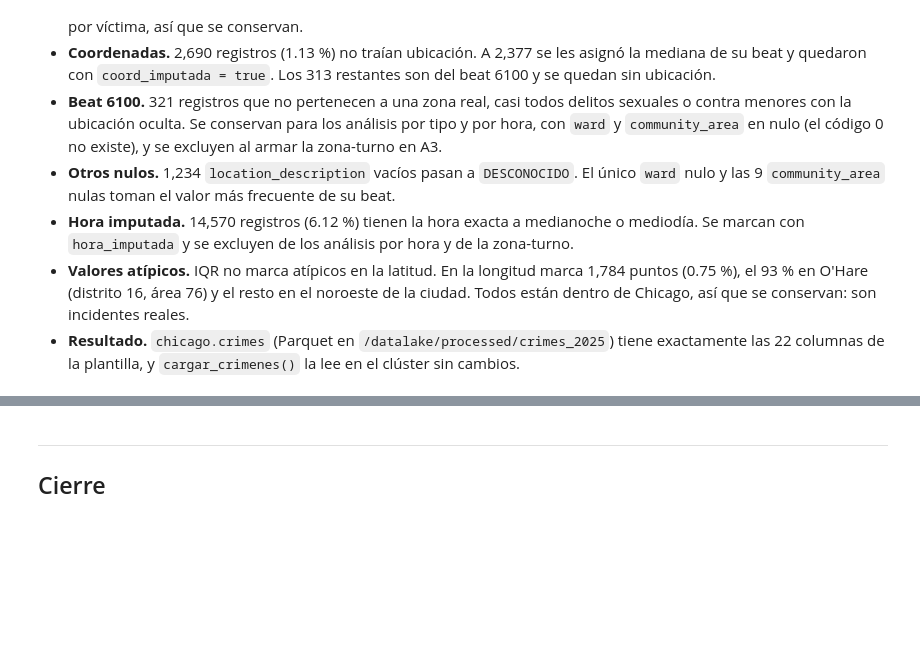
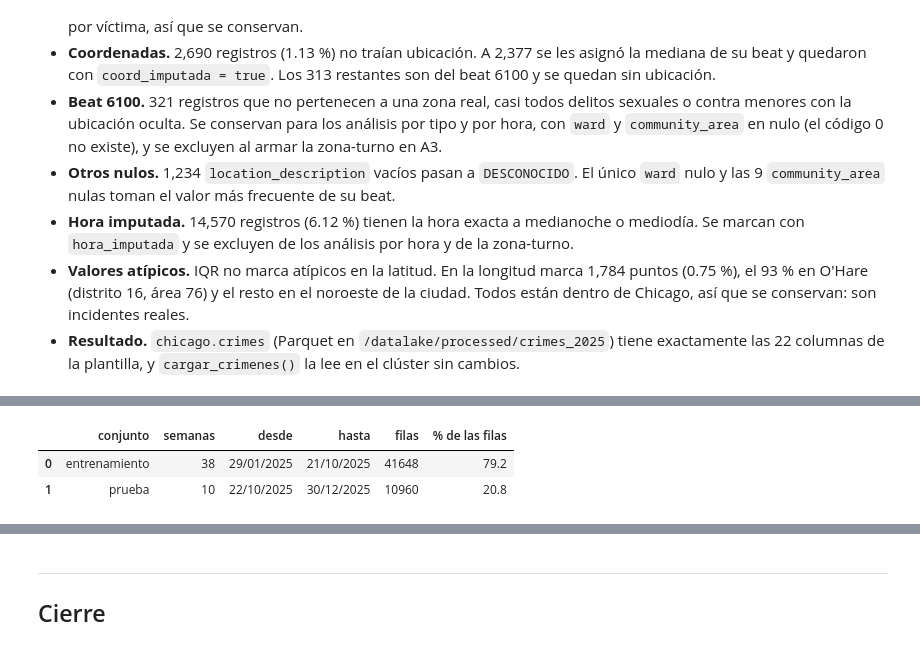
Before and after one commit to valentinodepaola/proyecto-integrador-big-data, a Jupyter notebook: notebooks/fase3_pipeline.ipynb, the cells around one changed output, grey strips where cells are left out. Cells and saved outputs as stored; diff of their text form; code cells hidden in the pictures; blank space fills up the shorter version.

```diff
--- a/notebooks/fase3_pipeline.ipynb
+++ b/notebooks/fase3_pipeline.ipynb
@@ -603,0 +716,19 @@ root
+# %%
+NUMERICAS = ["incidentes_semana_anterior", "promedio_4_semanas", "promedio_historico", "incidentes_beat_semana_anterior"]
+SEMANAS_PREVIAS = 4
+
+por_zona = Window.partitionBy("beat", "turno").orderBy("semana")
+
+df_zona = (malla
+           .withColumn("incidentes_beat", F.sum("incidentes").over(Window.partitionBy("beat", "semana")))
+           .withColumn("incidentes_semana_anterior", F.lag("incidentes", 1).over(por_zona))
+           .withColumn("promedio_4_semanas", F.avg("incidentes").over(por_zona.rowsBetween(-SEMANAS_PREVIAS, -1)))
+           .withColumn("promedio_historico", F.avg("incidentes").over(por_zona.rowsBetween(Window.unboundedPreceding, -1)))
+           .withColumn("incidentes_beat_semana_anterior", F.lag("incidentes_beat", 1).over(por_zona))
+           .drop("incidentes_beat")
+           .filter(F.col("semana") >= SEMANAS_PREVIAS)
+           .cache())
+
+n_zona = df_zona.count()
+assert df_zona.filter(" OR ".join(f"{c} IS NULL" for c in NUMERICAS)).count() == 0
+print(f"{n_zona:,} filas (semanas {SEMANAS_PREVIAS} a 51)")
@@ -603,0 +781,17 @@ root
+# %%
+SEMANA_CORTE = 42   # semanas 4 a 41 entrenan (38) y 42 a 51 prueban (10)
+
+df_zona = df_zona.withColumn("conjunto", F.when(F.col("semana") < SEMANA_CORTE, "entrenamiento").otherwise("prueba"))
+
+(df_zona.groupBy("conjunto")
+ .agg(F.countDistinct("semana").alias("semanas"),
+      F.date_format(F.min("semana_inicio"), "dd/MM/yyyy").alias("desde"),
+      F.date_format(F.date_add(F.max("semana_inicio"), 6), "dd/MM/yyyy").alias("hasta"),
+      F.count("*").alias("filas"))
+ .withColumn("% de las filas", F.round(F.col("filas") * 100 / n_zona, 1))
+ .orderBy("conjunto")
+ .toPandas())
+# %% [output]
+|  | conjunto | semanas | desde | hasta | filas | % de las filas |
+| 0 | entrenamiento | 38 | 29/01/2025 | 21/10/2025 | 41648 | 79.2 |
+| 1 | prueba | 10 | 22/10/2025 | 30/12/2025 | 10960 | 20.8 |
```
Also changed, not shown: parts of 26 cells of this notebook, 1 other file.
